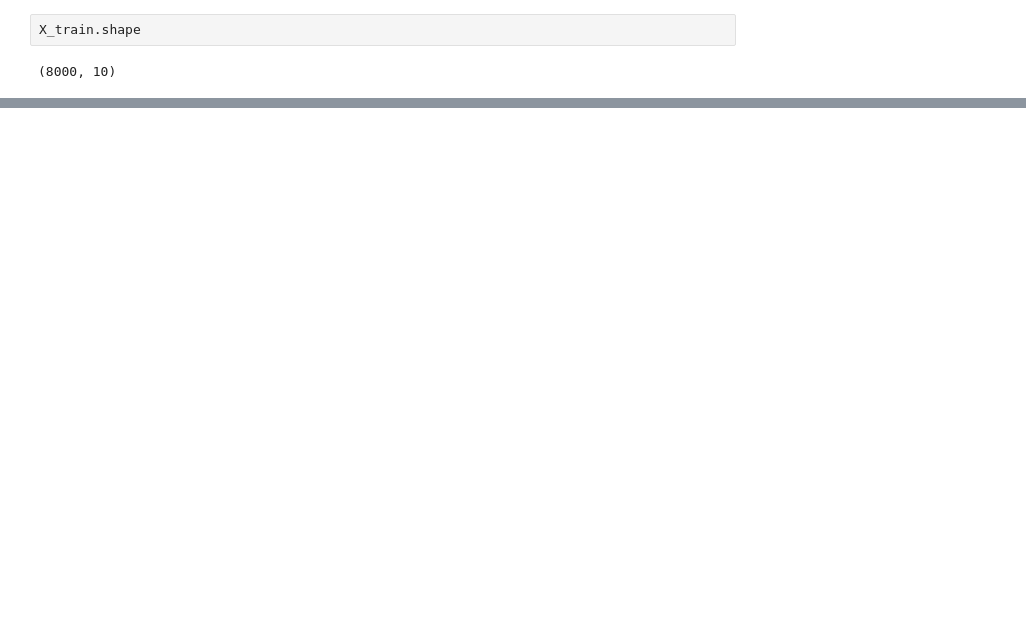
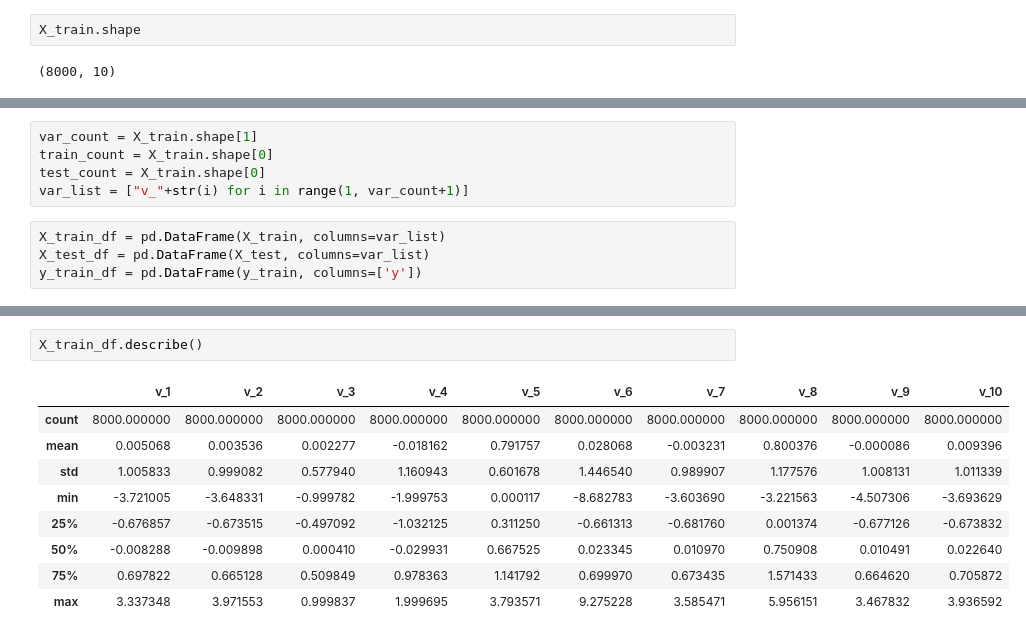
Before and after one commit to abss123/stat_254_solutions, a Jupyter notebook: Lab 2/linear_regression_practice.ipynb, the cells around one changed output, grey strips where cells are left out. Cells and saved outputs as stored; diff of their text form; blank space fills up the shorter version.

Commit message:
Updated code for training model

```diff
--- a/Lab 2/linear_regression_practice.ipynb
+++ b/Lab 2/linear_regression_practice.ipynb
@@ -20,0 +50,9 @@ sns.heatmap(corr)
+# %%
+var_count = X_train.shape[1]
+train_count = X_train.shape[0]
+test_count = X_train.shape[0]
+var_list = ["v_"+str(i) for i in range(1, var_count+1)]
+# %%
+X_train_df = pd.DataFrame(X_train, columns=var_list)
+X_test_df = pd.DataFrame(X_test, columns=var_list)
+y_train_df = pd.DataFrame(y_train, columns=['y'])
@@ -20,0 +82,12 @@ sns.heatmap(corr)
+# %%
+X_train_df.describe()
+# %% [output]
+|  | v_1 | v_2 | v_3 | v_4 | v_5 | v_6 | v_7 | v_8 | v_9 | v_10 |
+| count | 8000.000000 | 8000.000000 | 8000.000000 | 8000.000000 | 8000.000000 | 8000.000000 | 8000.000000 | 8000.000000 | 8000.000000 | 8000.000000 |
+| mean | 0.005068 | 0.003536 | 0.002277 | -0.018162 | 0.791757 | 0.028068 | -0.003231 | 0.800376 | -0.000086 | 0.009396 |
+| std | 1.005833 | 0.999082 | 0.577940 | 1.160943 | 0.601678 | 1.446540 | 0.989907 | 1.177576 | 1.008131 | 1.011339 |
+| min | -3.721005 | -3.648331 | -0.999782 | -1.999753 | 0.000117 | -8.682783 | -3.603690 | -3.221563 | -4.507306 | -3.693629 |
+| 25% | -0.676857 | -0.673515 | -0.497092 | -1.032125 | 0.311250 | -0.661313 | -0.681760 | 0.001374 | -0.677126 | -0.673832 |
+| 50% | -0.008288 | -0.009898 | 0.000410 | -0.029931 | 0.667525 | 0.023345 | 0.010970 | 0.750908 | 0.010491 | 0.022640 |
+| 75% | 0.697822 | 0.665128 | 0.509849 | 0.978363 | 1.141792 | 0.699970 | 0.673435 | 1.571433 | 0.664620 | 0.705872 |
+| max | 3.337348 | 3.971553 | 0.999837 | 1.999695 | 3.793571 | 9.275228 | 3.585471 | 5.956151 | 3.467832 | 3.936592 |
```
Also changed, not shown: parts of 25 cells of this notebook.
